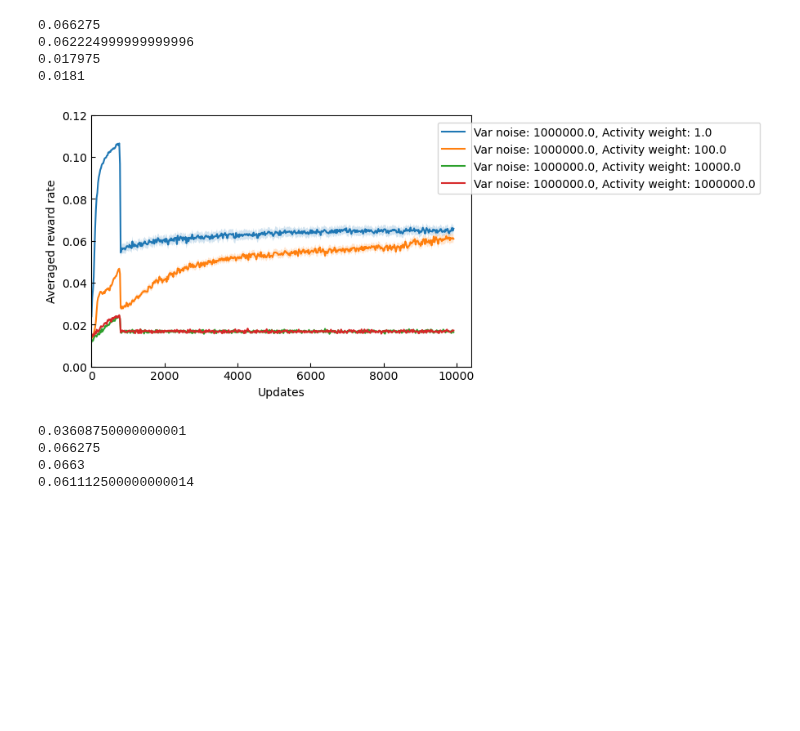
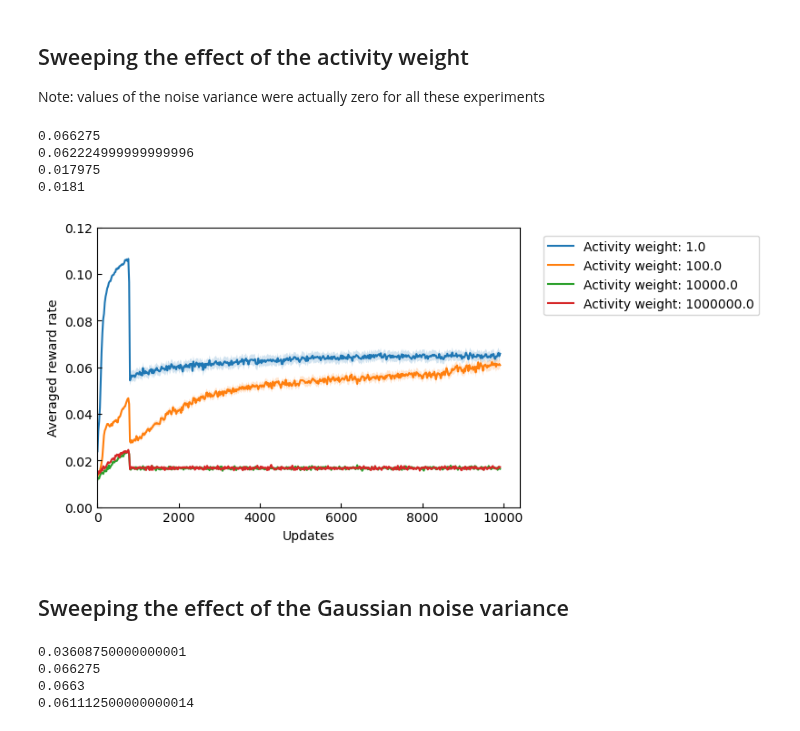
Before and after one commit to davidgbe/favorably_connected, a Jupyter notebook: notebooks/noise_and_activity_reg_grid_search.ipynb, the cells around one changed output. Saved outputs shown, nothing was run; the diff lists cells and outputs as text; code cells hidden in the pictures; blank space fills up the shorter version.

```diff
--- a/notebooks/noise_and_activity_reg_grid_search.ipynb
+++ b/notebooks/noise_and_activity_reg_grid_search.ipynb
@@ -26,6 +26,9 @@ def load_data(data_path, averaging_size=AVERAGING_SIZE):
     for k in range(0, int(data.shape[1] / averaging_size) * averaging_size, averaging_size):
         reduced_data[:, int(k / averaging_size)] = data[:, k:k + averaging_size].mean(axis=1)
     return reduced_data
+# %% [markdown]
+## Sweeping the effect of the activity weight
+Note: values of the noise variance were actually zero for all these experiments
 # %%
 data_dir_regex = '../data/rl_agent_outputs/det_reward_to_stoch_noise_activity_penalty_*_var_noise_*_activity_weight_*/reward_rates'
 
@@ -44,36 +47,38 @@ for data_dir in glob.glob(data_dir_regex):
 
     reduced_data = load_data(os.path.join(data_dir, '*.npy'))
 
     axs.fill_between(
         np.arange(reduced_data.shape[1]) * AVERAGING_SIZE,
         np.mean(reduced_data.T, axis=1) - np.std(reduced_data.T, axis=1) / np.sqrt(reduced_data.shape[0]),
         np.mean(reduced_data.T, axis=1) + np.std(reduced_data.T, axis=1) / np.sqrt(reduced_data.shape[0]),
         alpha=0.2,
         zorder=1,
     )
 
     axs.plot(
         np.arange(reduced_data.shape[1]) * AVERAGING_SIZE,
         np.mean(reduced_data.T, axis=1),
         zorder=1,
-        label=f'Var noise: {var_noise}, Activity weight: {activity_weight}',
+        label=f'Activity weight: {activity_weight}',
     )
 
     print(np.mean(reduced_data.T, axis=1)[100:].max())
 
 axs.set_ylim(0, 0.12)
 axs.set_xlim(0)
 axs.set_ylabel('Averaged reward rate')
 axs.set_xlabel('Updates')
 axs.tick_params(axis='both', direction='in')
-fig.legend(bbox_to_anchor=(1.5, 0.875))
+fig.legend(bbox_to_anchor=(1.35, 0.875))
 print()
 # %% [output]
 0.066275
 0.062224999999999996
 0.017975
 0.0181
-[figure, old version]
+[figure, new version]
+# %% [markdown]
+## Sweeping the effect of the Gaussian noise variance
 # %%
 data_dir_regex = '../data/rl_agent_outputs/det_reward_to_stoch_noise_activity_weight_corrected_var_*_var_noise_*_activity_weight_*/reward_rates'
 
```
Also changed, not shown: parts of 1 cell of this notebook, 2 other files.
